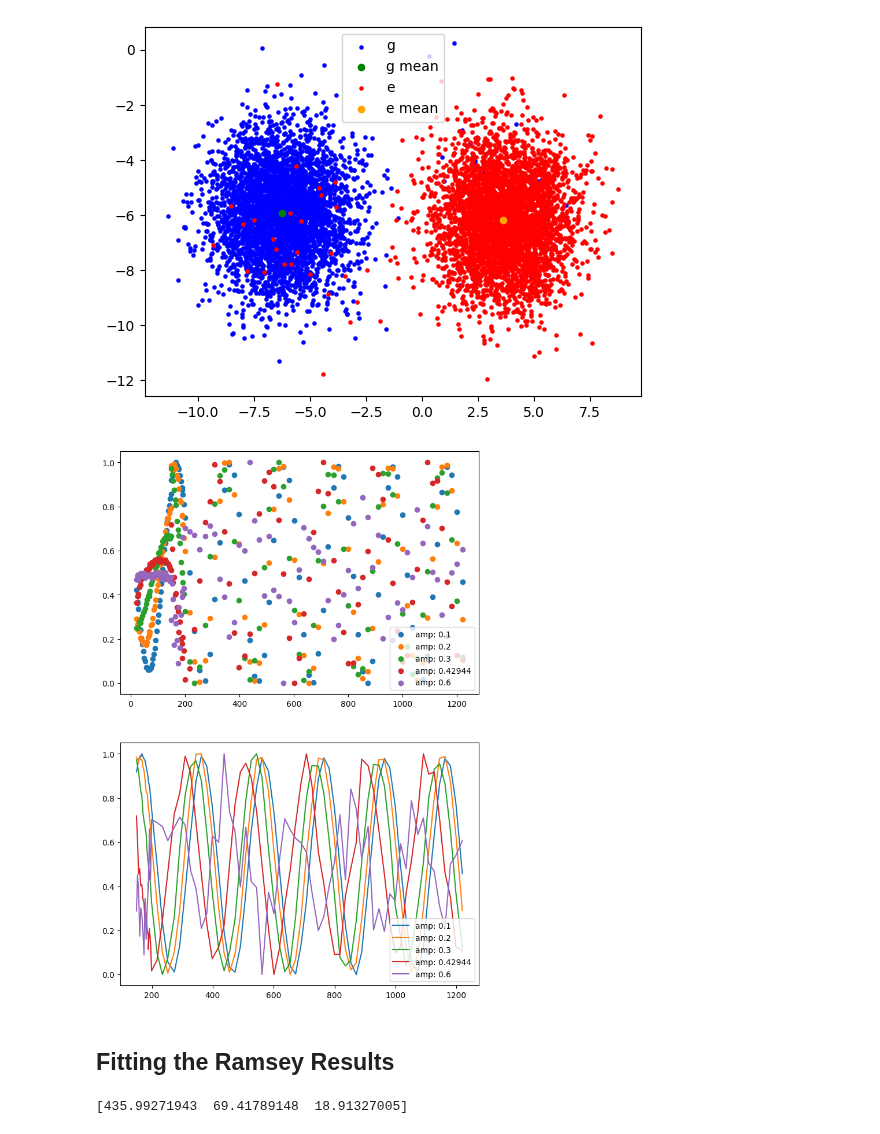
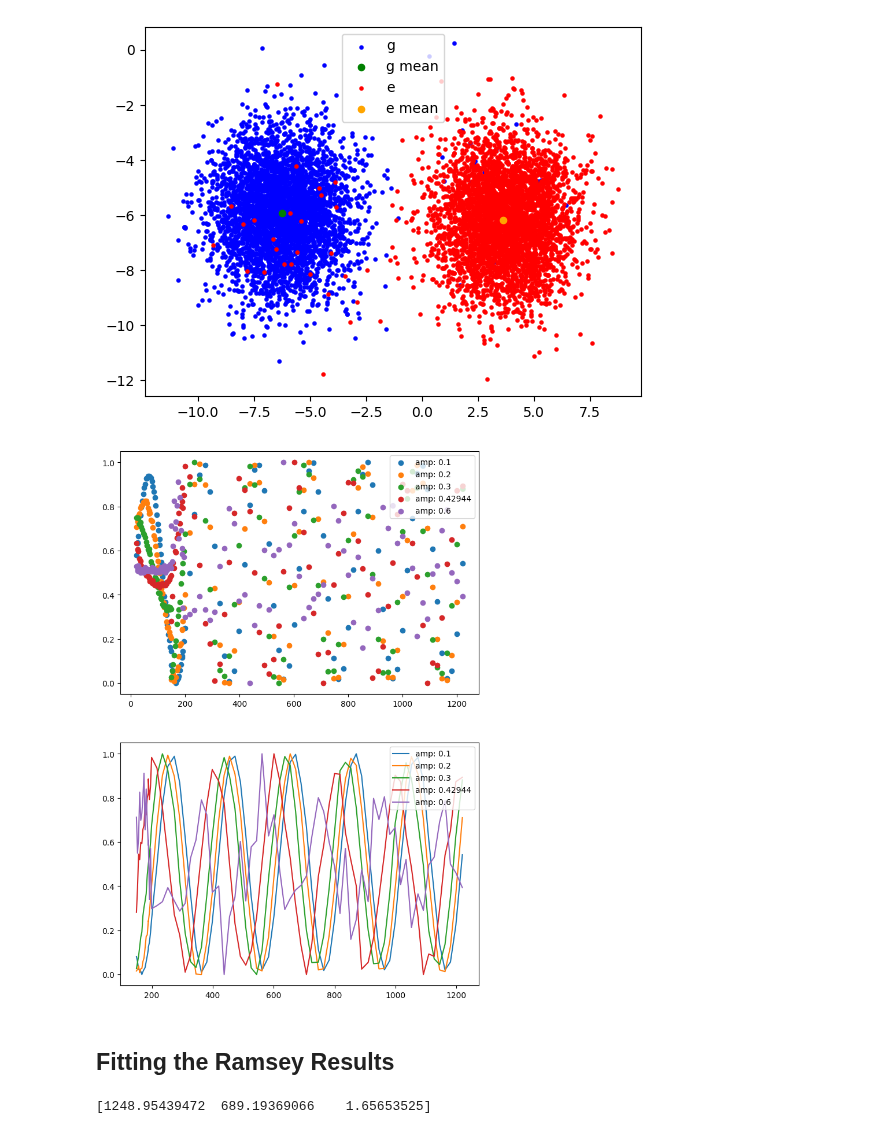
Before and after one commit to AnikenC/ReadoutWithRL, a Jupyter notebook: readoutWithRL/experiments_side_v2/low_ck_ramsey_photon_exp.ipynb, the cells around one changed output. Cells and saved outputs as stored; diff of their text form; code cells hidden in the pictures.

```diff
--- a/readoutWithRL/experiments_side_v2/low_ck_ramsey_photon_exp.ipynb
+++ b/readoutWithRL/experiments_side_v2/low_ck_ramsey_photon_exp.ipynb
@@ -303,21 +303,21 @@ real_ramsey_res = np.mean(ramsey_res.real, axis=-1).reshape(5, -1)
 # %%
 fig, ax = plt.subplots(2, figsize=(8.0, 12.0))
 
 ss_ind = 40
 ramsey_ss_linspace = ramsey_total_linspace[ss_ind:]
 
-for ind, plot_arr in enumerate(big_1_arr):
+for ind, plot_arr in enumerate(big_0_arr):
     ss_arr = plot_arr[ss_ind:]
     ss_arr -= np.min(ss_arr)
     ss_arr /= np.max(ss_arr)
     ax[0].scatter(ramsey_total_linspace/ns, plot_arr, label=f'amp: {ramsey_amps_linspace[ind]}')
     ax[1].plot(ramsey_ss_linspace/ns, ss_arr, label=f'amp: {ramsey_amps_linspace[ind]}')
 # plt.scatter(ramsey_total_linspace/ns, big_1_arr[0])
 ax[0].legend()
 ax[1].legend()
 plt.show()
 # %% [output]
-[figure, old version]
+[figure, new version]
 # %% [markdown]
 ## Fitting the Ramsey Results
 # %%
@@ -354,7 +354,7 @@ def ramsey_trace_func(tR, n0, kappa, phi_0):
     )
     return trace_res
 # %%
-exp_ind = 2
+exp_ind = 0
 
 x_data = ramsey_total_linspace/us
 y_data = big_0_arr[exp_ind]
@@ -365,7 +365,7 @@ params, cov = curve_fit(ramsey_trace_func, x_data, y_data, init_params, maxfev=5
 
 print(params)
 # %% [output]
-[435.99271943  69.41789148  18.91327005]
+[1248.95439472  689.19369066    1.65653525]
 # %%
 plt.plot(x_data, ramsey_trace_func(x_data, *params))
 plt.scatter(x_data, y_data)
```
Also changed, not shown: parts of 4 cells of this notebook.
